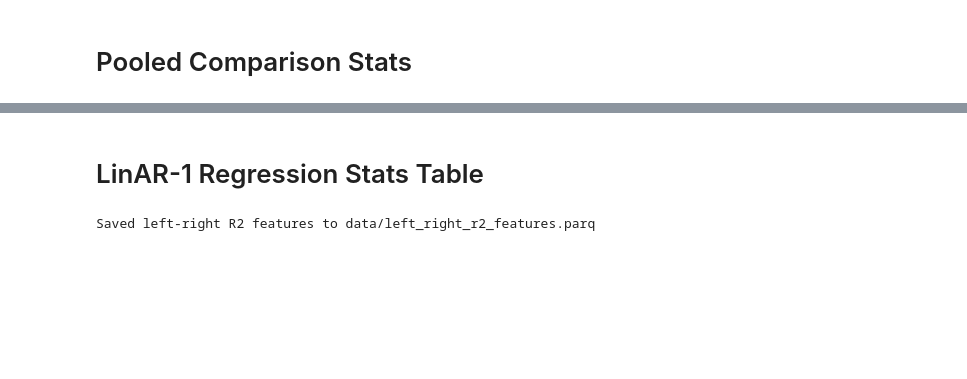
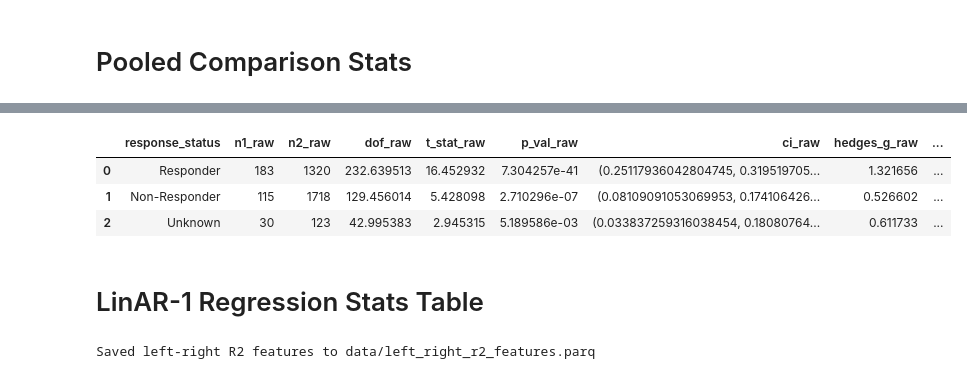
Before and after one commit to ProvenzaLab/PerceptPredictability, a Jupyter notebook: tables.ipynb, the cells around one changed output, grey strips where cells are left out. Saved outputs shown, nothing was run; the diff lists cells and outputs as text; code cells hidden in the pictures; blank space fills up the shorter version.

```diff
--- a/tables.ipynb
+++ b/tables.ipynb
@@ -313,5 +408,67 @@ pooled_df
 | 0 | Responder | 183 | 2096 | 210.186864 | 20.775980 | 7.491892e-53 | (0.27988762534862344, 0.338569507... | 1.707183 | ... |
 | 1 | Non-Responder | 115 | 1641 | 131.902029 | -1.828591 | 6.972010e-02 | (-0.08751144562200319, 0.00343731... | -0.170333 | ... |
 | 2 | Unknown | 30 | 327 | 36.302438 | 4.811175 | 2.625573e-05 | (0.10263242607605093, 0.252138818... | 0.820287 | ... |
+# %%
+# Right Hemisphere
+feature = 'lfp_right_OvER_interpolate_R2'
+
+pooled_results_dict = {'response_status': []}
+for corr in ['raw', 'neff']:
+    for m in ['n1', 'n2', 'dof', 't_stat', 'p_val', 'ci', 'hedges_g', 'hedges_g_ci']:
+        pooled_results_dict[f'{m}_{corr}'] = []
+
+for i, response_status in enumerate(['Responder', 'Non-Responder', 'Unknown']):
+    table_df = df.query('response_status == @response_status')
+    table_df_daily = table_df.dropna(subset=[feature]).groupby(['pt_id', 'days_since_dbs']).first().reset_index()
+    predbs_vals = table_df_daily.query('state_label_str == "Pre-DBS"')[feature]
+    predbs_weights = []
+    neff_predbs_total = 0.0
+    for pt_id, pt_df in table_df_daily.groupby('pt_id'):
+        pt_predbs = pt_df.query('state_label_str == "Pre-DBS"')
+        num_predbs = pt_predbs[feature].shape[0]
+        if num_predbs > 0:
+            predbs_weights.extend([1 / num_predbs] * num_predbs)
+            if num_predbs > 1:
+                neff_predbs_total += compute_neff(pt_predbs['days_since_dbs'].values, pt_predbs[feature].values)
+            else:
+                neff_predbs_total += num_predbs
+    postdbs_vals = table_df_daily.query('state_label_str == @response_status')[feature]
+    postdbs_weights = []
+    neff_postdbs_total = 0.0
+    for pt_id, pt_df in table_df_daily.groupby('pt_id'):
+        pt_postdbs = pt_df.query('state_label_str == @response_status')
+        num_postdbs = pt_postdbs[feature].shape[0]
+        if num_postdbs > 0:
+            postdbs_weights.extend([1 / num_postdbs] * num_postdbs)
+            if num_postdbs > 1:
+                neff_postdbs_total += compute_neff(pt_postdbs['days_since_dbs'].values, pt_postdbs[feature].values)
+            else:
+                neff_postdbs_total += num_postdbs
+
+    # statistical tests
+    if len(predbs_vals) > 1 and len(postdbs_vals) > 1 and not predbs_vals.isna().all() and not postdbs_vals.isna().all():
+        n1_raw, n2_raw = len(predbs_vals), len(postdbs_vals)
+        raw_stats = welch_stats_with_effect_size(predbs_vals.values, postdbs_vals.values, n1_raw, n2_raw)
+        if neff_predbs_total > 1 and neff_postdbs_total > 1:
+            neff_stats = welch_stats_with_effect_size(predbs_vals.values, postdbs_vals.values, neff_predbs_total, neff_postdbs_total)
+        else:
+            neff_stats = dict(_NAN_STATS)
+    else:
+        raw_stats = dict(_NAN_STATS)
+        neff_stats = dict(_NAN_STATS)
+
+    pooled_results_dict['response_status'].append(response_status)
+    for corr, stat_dict in [('raw', raw_stats), ('neff', neff_stats)]:
+        for m in ['n1', 'n2', 'dof', 't_stat', 'p_val', 'ci', 'hedges_g', 'hedges_g_ci']:
+            pooled_results_dict[f'{m}_{corr}'].append(stat_dict[m])
+
+pooled_df = pd.DataFrame(pooled_results_dict)
+pooled_df.to_excel('tables/right_pooled_stats.xlsx', index=False)
+pooled_df
+# %% [output]
+|  | response_status | n1_raw | n2_raw | dof_raw | t_stat_raw | p_val_raw | ci_raw | hedges_g_raw | ... |
+| 0 | Responder | 183 | 1320 | 232.639513 | 16.452932 | 7.304257e-41 | (0.25117936042804745, 0.319519705... | 1.321656 | ... |
+| 1 | Non-Responder | 115 | 1718 | 129.456014 | 5.428098 | 2.710296e-07 | (0.08109091053069953, 0.174106426... | 0.526602 | ... |
+| 2 | Unknown | 30 | 123 | 42.995383 | 2.945315 | 5.189586e-03 | (0.033837259316038454, 0.18080764... | 0.611733 | ... |
 # %% [markdown]
 # LinAR-1 Regression Stats Table
```
Also changed, not shown: parts of 3 cells of this notebook, 3 other files.
